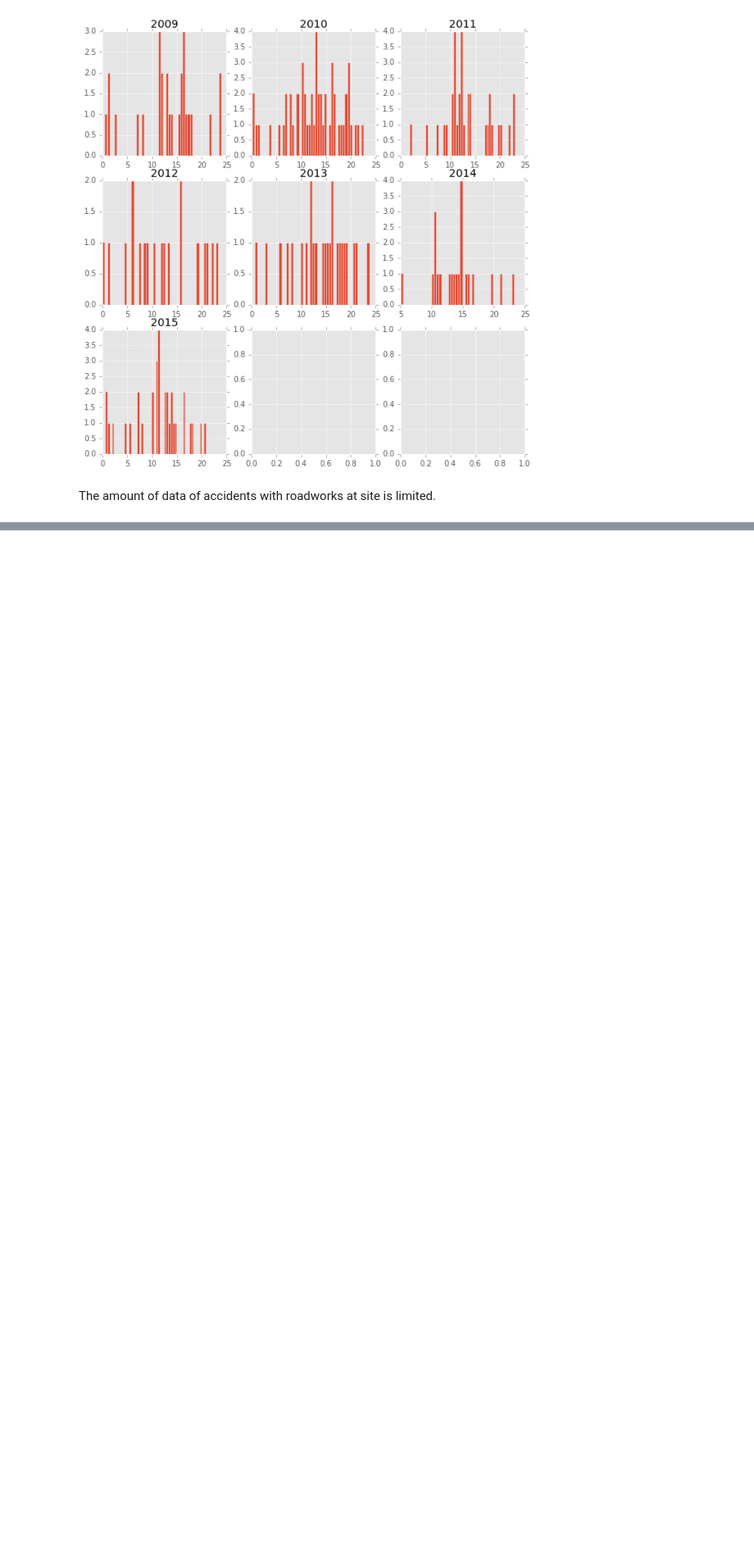
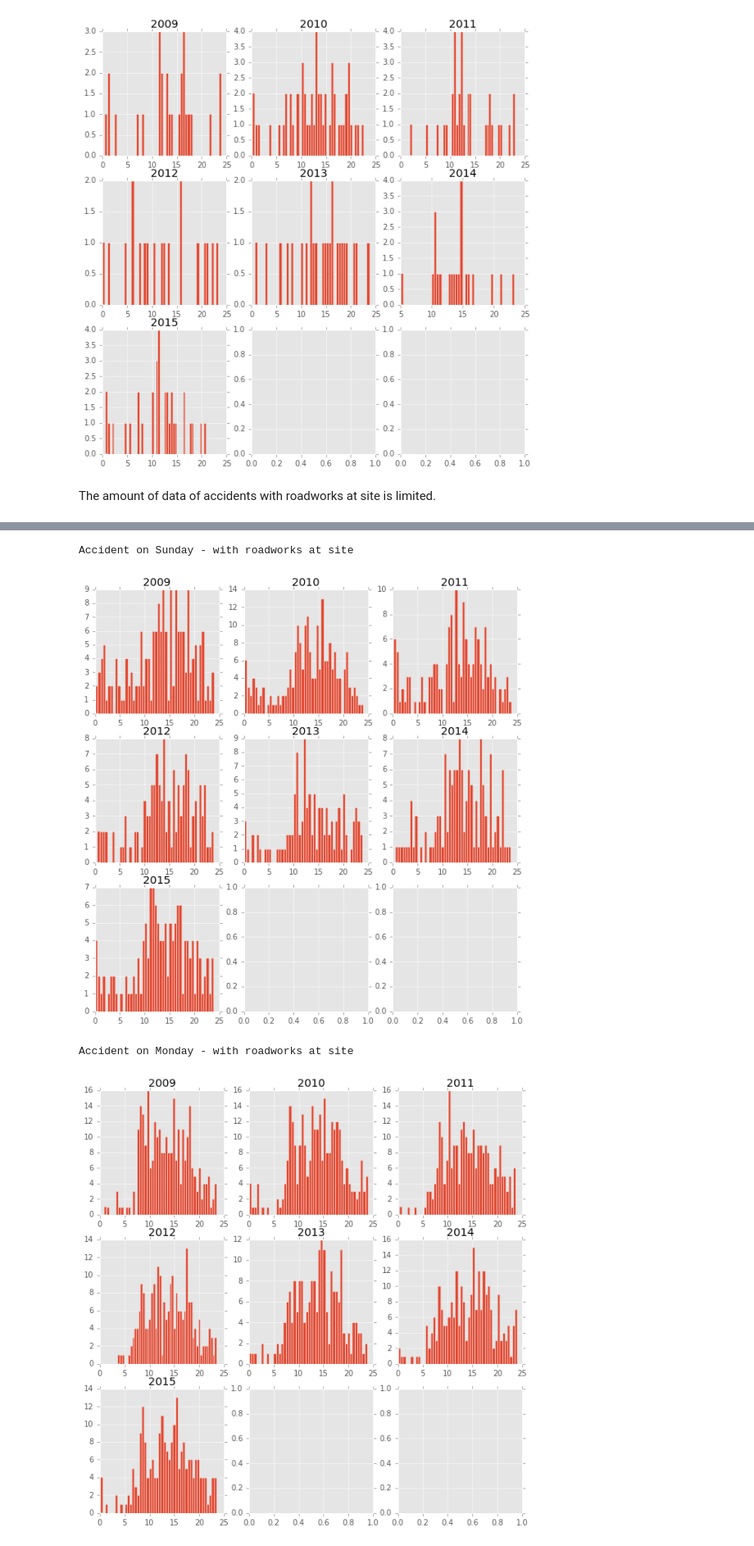
Before and after one commit to evxu/road-safety-project, a Jupyter notebook: Data_Exploration_4 - number of accidents in time of the day.ipynb, the cells around one changed output, grey strips where cells are left out. Shown at 82% size. Saved outputs shown, nothing was run; the diff lists cells and outputs as text; code cells hidden in the pictures; blank space fills up the shorter version.

```diff
--- a/Data_Exploration_4 - number of accidents in time of the day.ipynb
+++ b/Data_Exploration_4 - number of accidents in time of the day.ipynb
@@ -283,0 +284,29 @@ next: time - severity
+# %%
+week = range(1,8)
+day_of_week = ['Sunday', 'Monday', 'Tuesday', 'Wednesday', 'Thursday', 'Friday', 'Saturday']
+for day in week:
+    print "Accident on " + day_of_week[day-1] + " - with roadworks at site"
+    years = ['2009', '2010', '2011', '2012', '2013', '2014', '2015']
+    nfig = 0
+    fig, axes = plt.subplots(nrows=3, ncols=3)
+    for year in years:
+        df = pd.read_csv('data/DfTRoadSafety_Accidents_'+ year +'.csv',low_memory=False)
+        df = df[df['Special_Conditions_at_Site'] == 4]
+        df = df[df['Day_of_Week']==day]
+        times = df['Time'].values
+        n = len(times)
+        hour = pd.Series([0.0]*n)
+        i = 0
+        for t in times:
+            hm = t.split(':')
+            hour[i] = float(hm[0]) + float(hm[1])/60
+            i+=1
+        hour.hist(bins = 48, ax=axes[int(nfig/3), nfig%3], figsize = (10,10))
+        axes[int(nfig/3), nfig%3].set_title(year);
+        nfig+=1
+    plt.show()
+# %% [output]
+Accident on Sunday - with roadworks at site
+[figure, added]
+Accident on Monday - with roadworks at site
+[figure, added]
```
Also changed, not shown: parts of 5 cells of this notebook, 2 other files.
